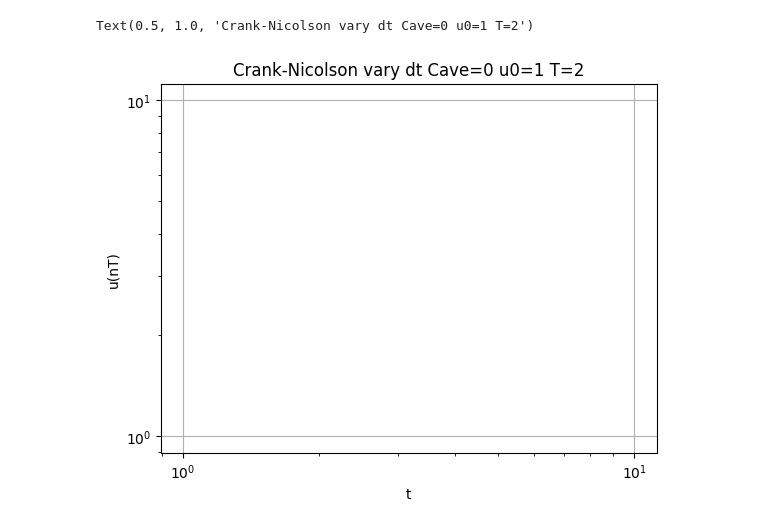
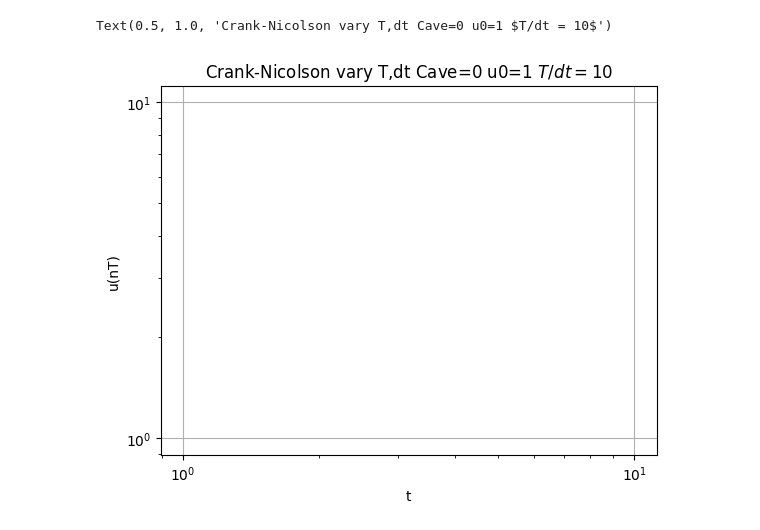
Before and after one commit to suanno/stage2, a Jupyter notebook: codes_tdgl/1D/rapid multiplot.ipynb, the cells around one changed output. Saved outputs shown, nothing was run; the diff lists cells and outputs as text; code cells hidden in the pictures.

```diff
--- a/codes_tdgl/1D/rapid multiplot.ipynb
+++ b/codes_tdgl/1D/rapid multiplot.ipynb
@@ -14,15 +14,15 @@ imax = int(tmax/dt)
 # %%
 # Create plot object
 fig, ax = plt.subplots()
 ax.set_xscale("log")
 ax.set_xlabel("t")
 ax.set_ylabel("u(nT)")
 ax.set_yscale("log")
 ax.grid()
-ax.set_title("Crank-Nicolson vary dt Cave=0 u0=1 T=2")
+ax.set_title("Crank-Nicolson vary T,dt Cave=0 u0=1 $T/dt = 10$")
 # %% [output]
-Text(0.5, 1.0, 'Crank-Nicolson vary dt Cave=0 u0=1 T=2')
+Text(0.5, 1.0, 'Crank-Nicolson vary T,dt Cave=0 u0=1 $T/dt = 10$')
-[figure, old version]
+[figure, new version]
 # %%
 # Get all the simulations in the selected folder
 for folder in sorted(os.listdir(dir_save), reverse=True):
```
Also changed, not shown: parts of 2 cells of this notebook, 12 other files.
